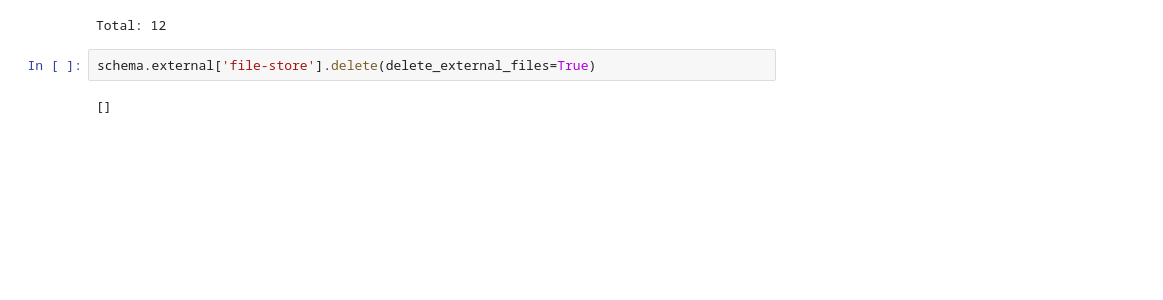
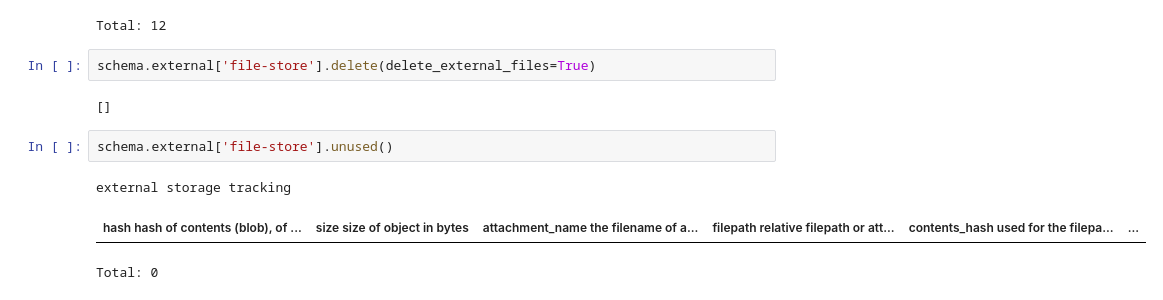
Before and after one commit to ttngu207/datajoint-python, a Jupyter notebook: docs/src/tutorials/datajoint_fileset_tutorial.ipynb, the cells around one changed output. Saved outputs shown, nothing was run; the diff lists cells and outputs as text; blank space fills up the shorter version.

```diff
--- a/docs/src/tutorials/datajoint_fileset_tutorial.ipynb
+++ b/docs/src/tutorials/datajoint_fileset_tutorial.ipynb
@@ -306,3 +349,9 @@ Total: 12
 schema.external['file-store'].delete(delete_external_files=True)
 # %% [output]
 []
+# %%
+schema.external['file-store'].unused()
+# %% [output]
+external storage tracking
+| hash hash of contents (blob), of ... | size size of object in bytes | attachment_name the filename of a... | filepath relative filepath or att... | contents_hash used for the filepa... | ... |
+Total: 0
```
Also changed, not shown: parts of 12 cells of this notebook.
